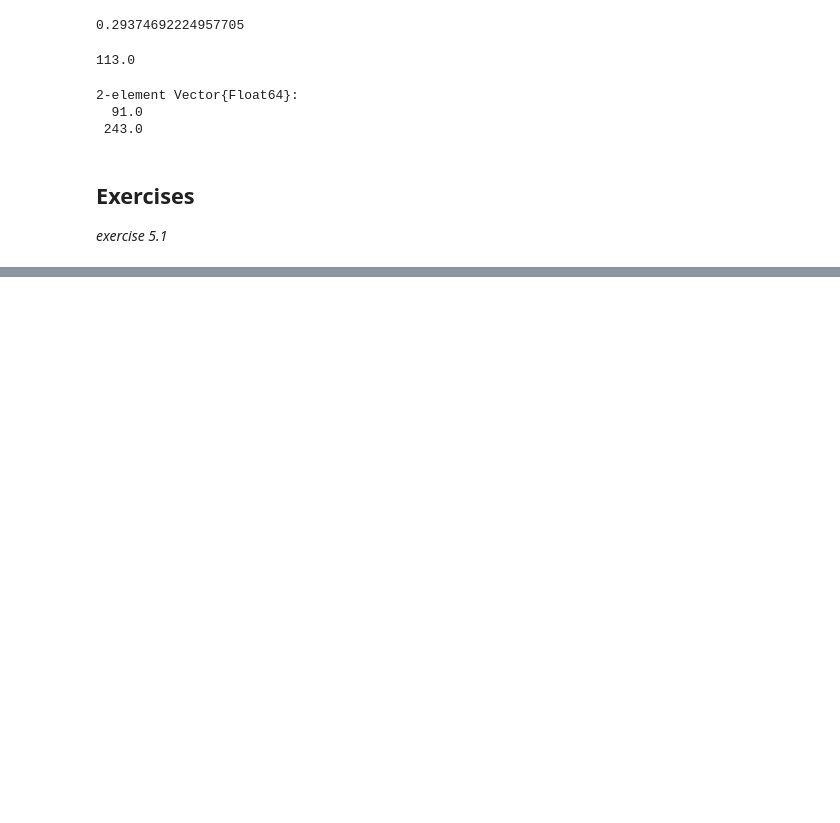
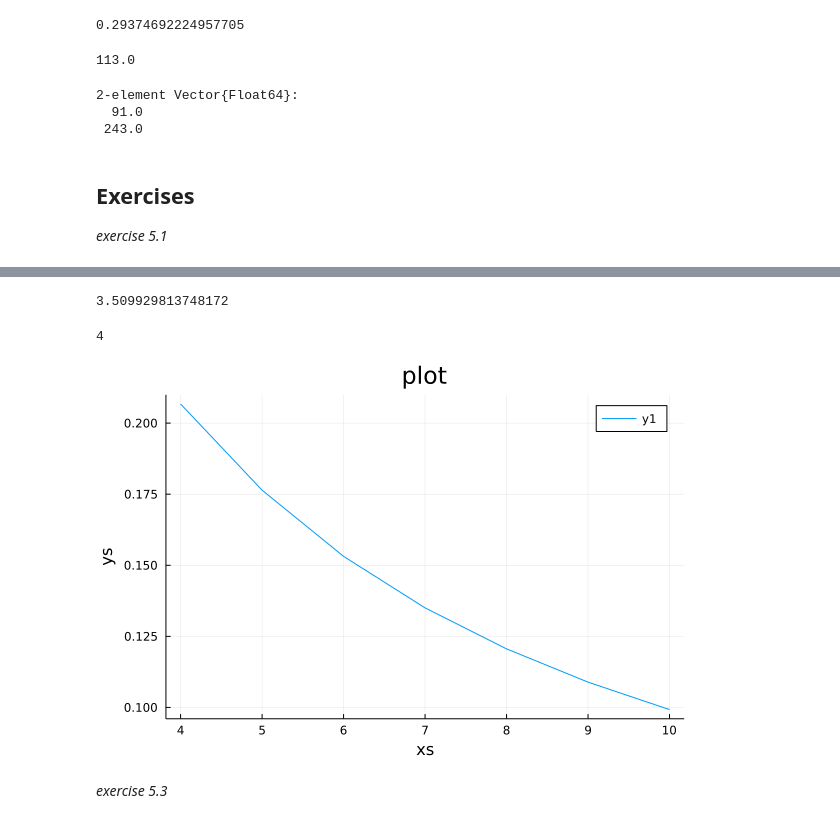
Before and after one commit to bwanab/ThinkBayes.jl, a Jupyter notebook: notebooks/think_bayes_in_julia_chapter_5.ipynb, the cells around one changed output, grey strips where cells are left out. Cells and saved outputs as stored; diff of their text form; code cells hidden in the pictures; blank space fills up the shorter version.

```diff
--- a/notebooks/think_bayes_in_julia_chapter_5.ipynb
+++ b/notebooks/think_bayes_in_julia_chapter_5.ipynb
@@ -144,0 +150,9 @@ values(prior)[1]
+# %%
+hypos=4:10
+prior=pmf_from_seq(hypos);
+# %%
+likelihood1=1 ./hypos                  # prob that 2nd rabbit same as first
+likelihood2=(hypos.-1)./hypos          # prob that 3rd rabbit is different
+likelihood=likelihood1 .* likelihood2;
+# %%
+posterior=prior*likelihood
@@ -144,0 +171,14 @@ values(prior)[1]
+# %%
+mean(posterior)
+# %% [output]
+3.509929813748172
+# %%
+max_prob(posterior)
+# %% [output]
+4
+# %%
+plot(posterior)
+# %% [output]
+[figure, added]
+# %% [markdown]
+_exercise 5.3_
```
Also changed, not shown: parts of 19 cells of this notebook, 3 other files.
